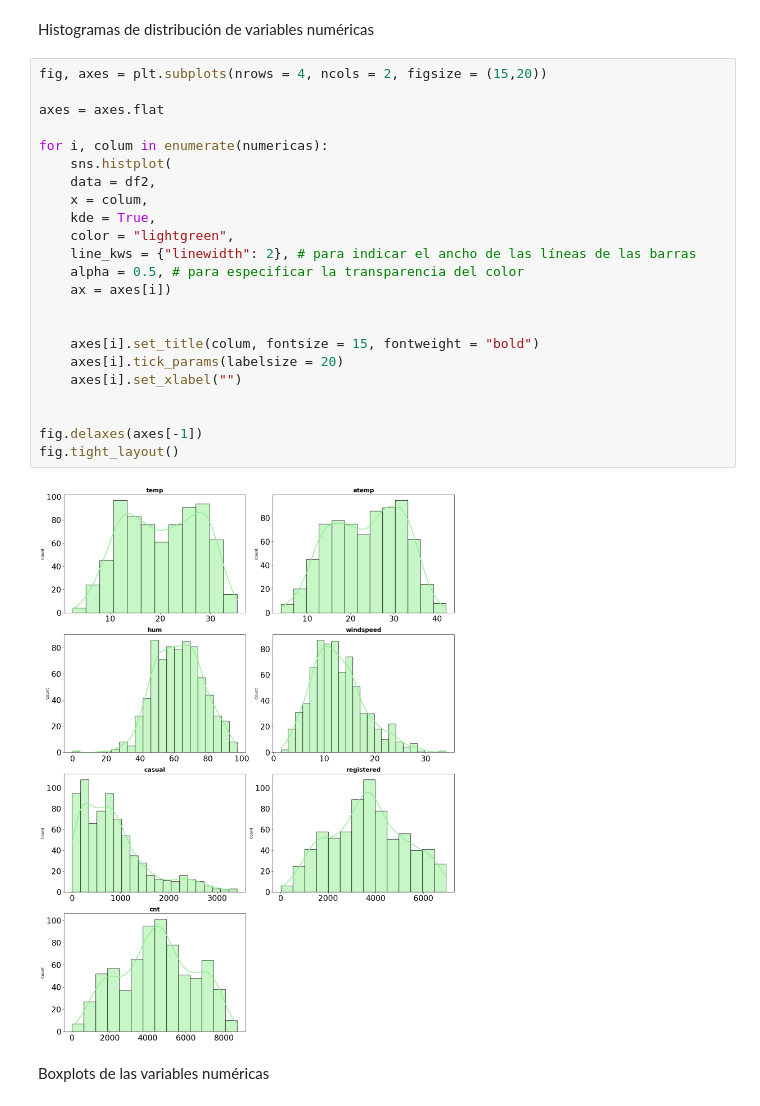
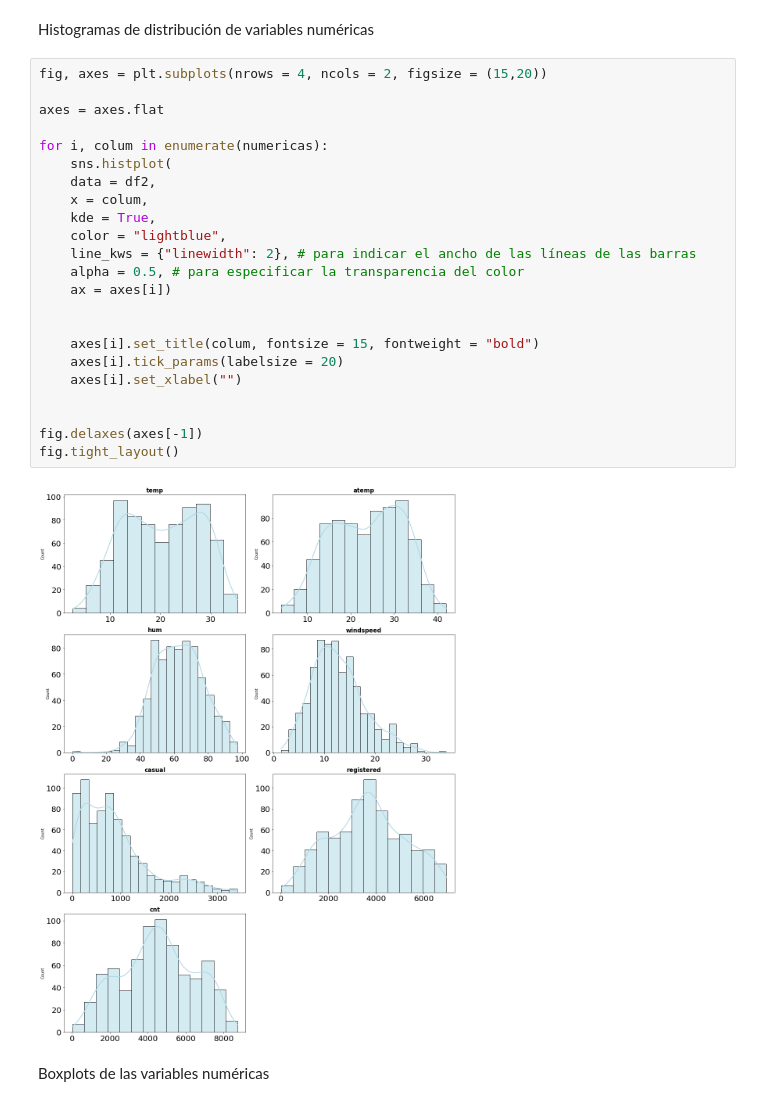
Before and after one commit to Adalab/Adalab-project-da-promo-B-module-3-team-2, a Jupyter notebook: eda.ipynb, the cells around one changed output. Drawn from its saved outputs; the diff is of its cells as text.

```diff
--- a/eda.ipynb
+++ b/eda.ipynb
@@ -267,28 +267,28 @@ Histogramas de distribución de variables numéricas
 # %%
 fig, axes = plt.subplots(nrows = 4, ncols = 2, figsize = (15,20))
 
 axes = axes.flat
 
 for i, colum in enumerate(numericas):
     sns.histplot(
     data = df2,
     x = colum,
     kde = True,
-    color = "lightgreen",
+    color = "lightblue",
     line_kws = {"linewidth": 2}, # para indicar el ancho de las líneas de las barras
     alpha = 0.5, # para especificar la transparencia del color
     ax = axes[i])
 
 
     axes[i].set_title(colum, fontsize = 15, fontweight = "bold")
     axes[i].tick_params(labelsize = 20)
     axes[i].set_xlabel("")
 
 
 fig.delaxes(axes[-1])
 fig.tight_layout()
 # %% [output]
-[figure, old version]
+[figure, new version]
 # %% [markdown]
 Boxplots de las variables numéricas
 # %%
```
Also changed, not shown: parts of 28 cells of this notebook, 9 other files.
